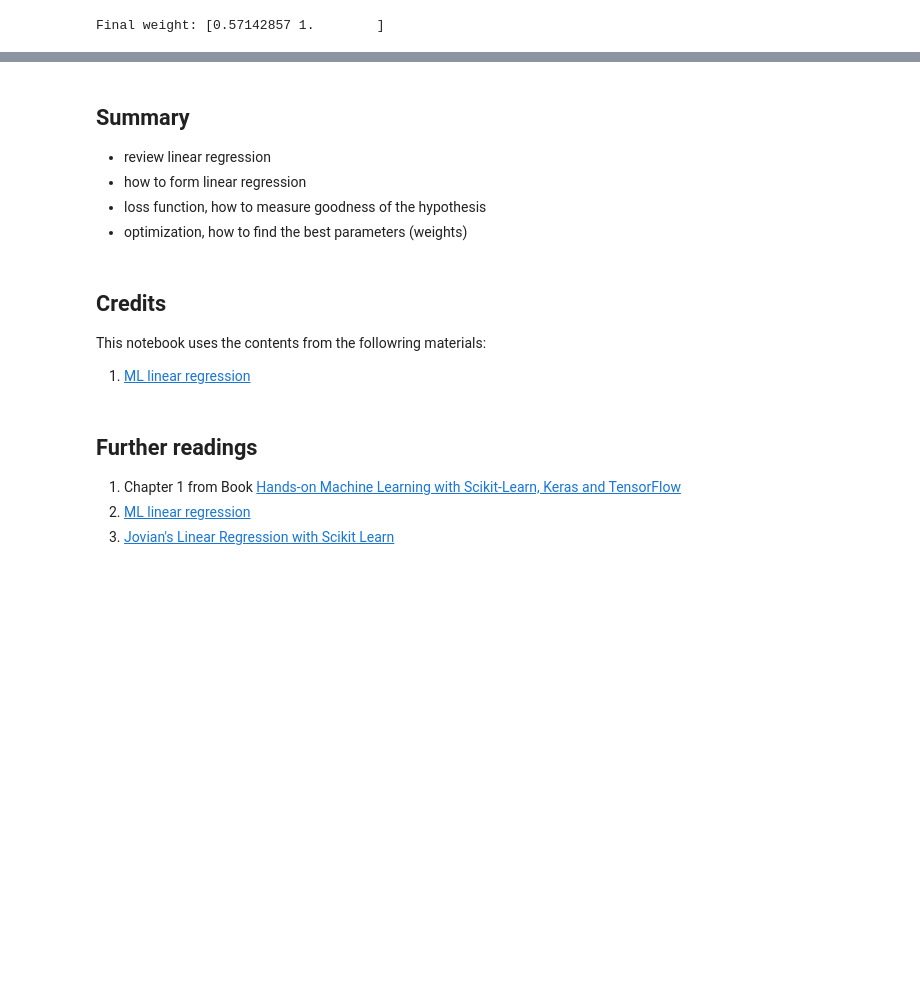
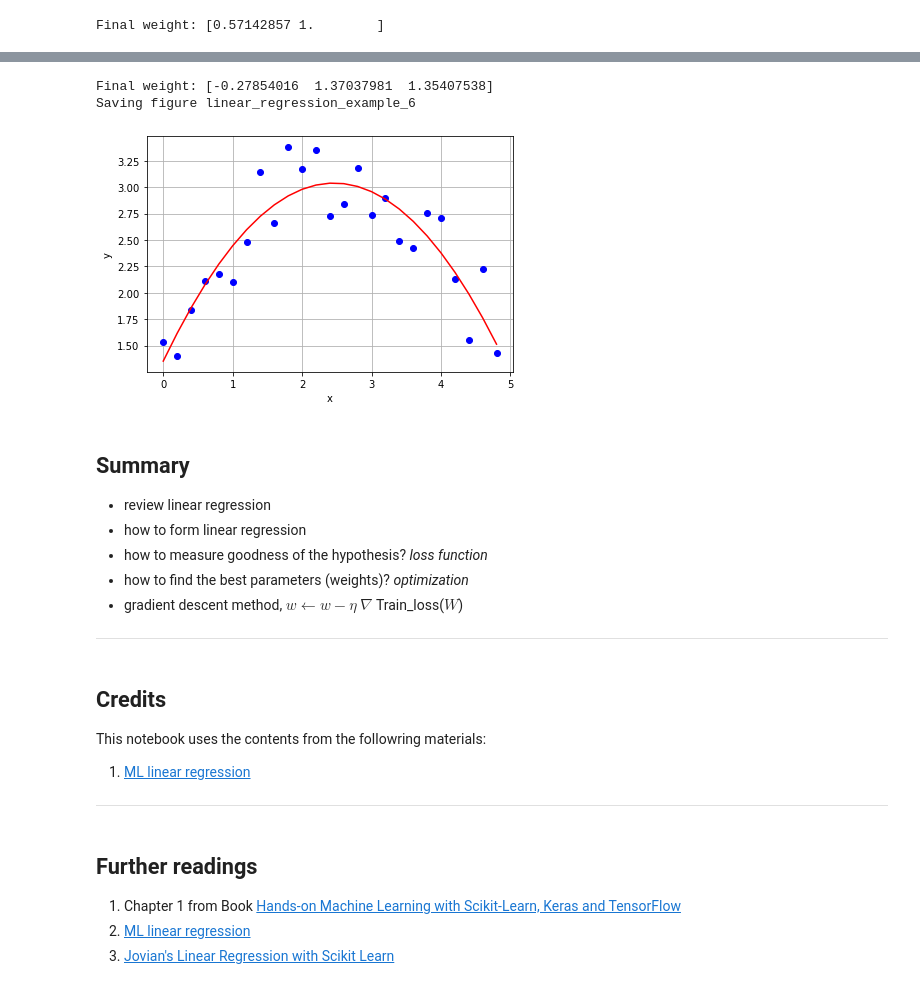
Before and after one commit to insop/ML_crash_course, a Jupyter notebook: 2_linear_regression.ipynb, the cells around one changed output, grey strips where cells are left out. Drawn from its saved outputs; the diff is of its cells as text; code cells hidden in the pictures; blank space fills up the shorter version.

```diff
--- a/2_linear_regression.ipynb
+++ b/2_linear_regression.ipynb
@@ -210,15 +317,75 @@ Final weight: [0.57142857 1.        ]
+# %%
+# Gradient descent example for quadratic predictor
+
+import numpy as np
+
+# training_data = {
+#     'x':[1,2,4],
+#     'y':[1,3,3]}
+
+
+
+def phi(x):
+    """Get feature of x"""
+    return np.array([x*x, x, 1])
+
+def dot(A, B):
+    """ Do the dot product """
+    return sum([a*b for a, b in zip(A, B)])
+
+debug=False
+eta = 0.001
+w = np.array([0, 0, 0])
+nepoch = 5000
+
+for t in range(nepoch):
+    gradients = []
+    for i, (x,y) in enumerate(zip(training_data['x'], training_data['y'])):
+        phi_x = phi(x)
+        gradient = (2*(dot(w, phi_x)-y)*phi_x)
+
+        gradients.append(gradient)
+    w = w - eta* sum(gradients)/len(gradients)
+    if debug:
+        print(sum(gradients)/len(gradients), w)
+
+print()
+print("Final weight: {}".format(w))
+
+y_pred = (w[0]*x_data*x_data + w[1]*x_data + w[2])
+# import pdb;pdb.set_trace()
+# print(y_pred)
+
+# plt.clf()
+# plt.axis([0, 5, 0, 4])
+plt.plot(training_data['x'], training_data['y'] ,'bo')
+plt.plot(training_data['x'], y_pred ,'r-')
+plt.xlabel("x")
+plt.ylabel("y")
+plt.grid()
+plt.tight_layout()
+
+save_fig("linear_regression_example_6")
+# %% [output]
+Final weight: [-0.27854016  1.37037981  1.35407538]
+Saving figure linear_regression_example_6
+[figure, added]
 # %% [markdown]
 ## Summary
 - review linear regression
 - how to form linear regression
-- loss function, how to measure goodness of the hypothesis
-- optimization, how to find the best parameters (weights)
+- how to measure goodness of the hypothesis? *loss function*
+- how to find the best parameters (weights)? *optimization*
+- gradient descent method, $w \leftarrow w - \eta$ $\nabla$ Train_loss($W$)
+***
 # %% [markdown]
 ## Credits
 
 This notebook uses the contents from the followring materials:
 
 1. [ML linear regression](https://stanford-cs221.github.io/autumn2021-extra/modules/machine-learning/linear-regression.pdf)
+
+***
 # %% [markdown]
 ## Further readings
 
```
Also changed, not shown: parts of 8 cells of this notebook, 4 other files.
